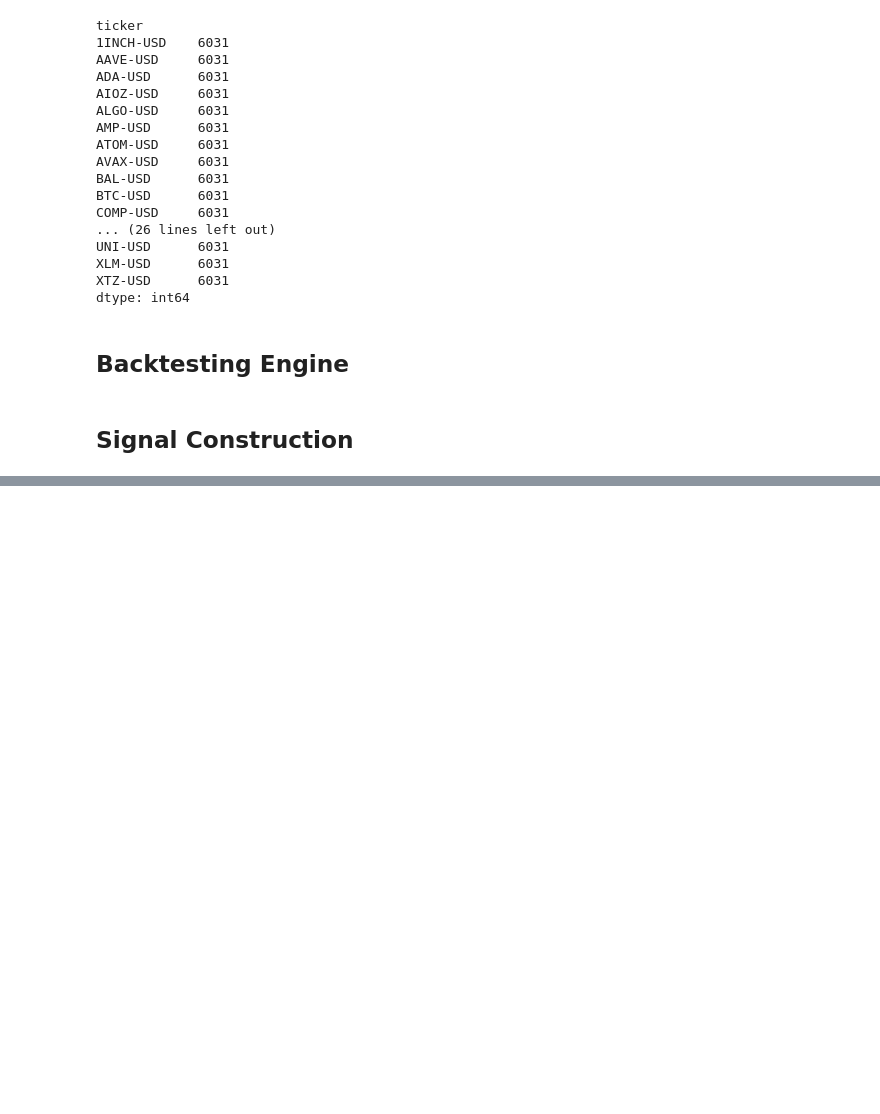
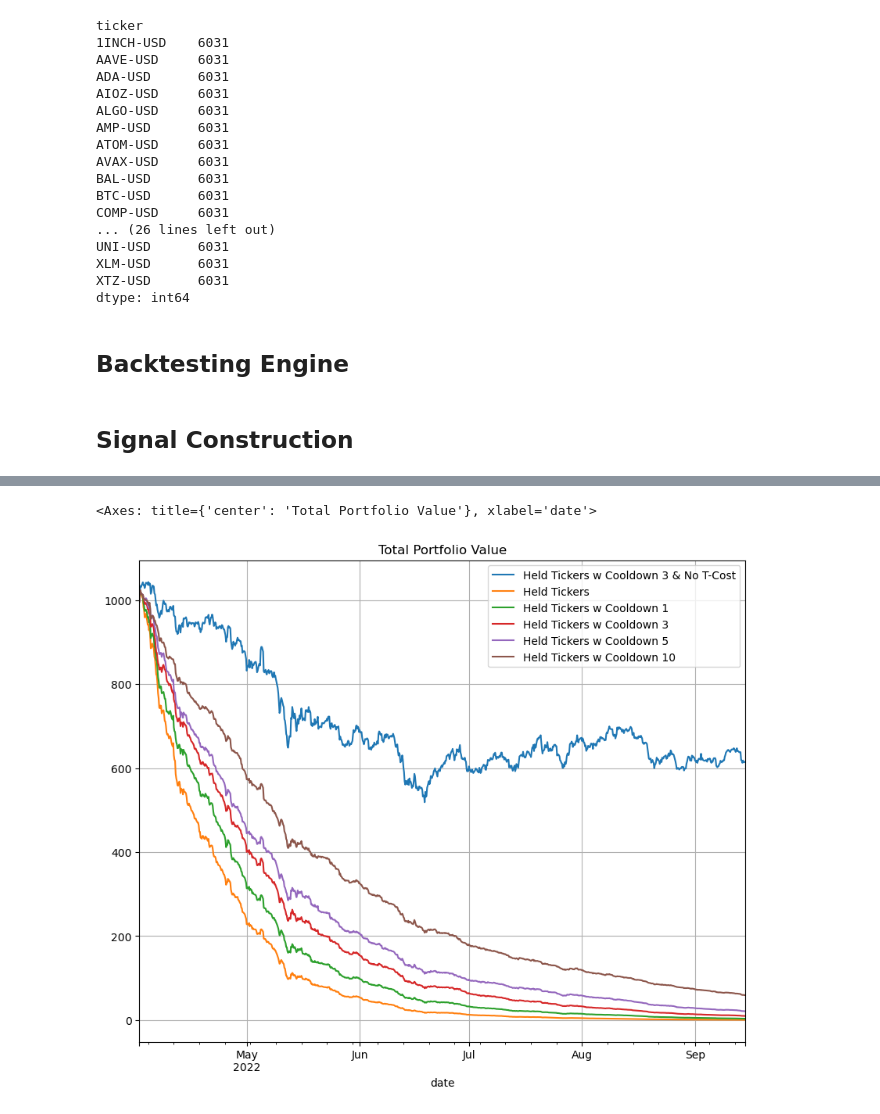
Before and after one commit to adheerchauhan/trend_following, a Jupyter notebook: research/notebooks/Mean_Reversion_Research_Crypto.ipynb, the cells around one changed output, grey strips where cells are left out. Cells and saved outputs as stored; diff of their text form; code cells hidden in the pictures; blank space fills up the shorter version.

```diff
--- a/research/notebooks/Mean_Reversion_Research_Crypto.ipynb
+++ b/research/notebooks/Mean_Reversion_Research_Crypto.ipynb
@@ -1095,0 +2007,10 @@ df_returns[['close_log_return_z_score_prev_4h','resid_btc_zscore_prev_4h']].corr
+# %%
+df_daily_portfolio_with_no_t_cost_held_tickers_w_cooldown_3['total_portfolio_value'].plot(figsize=(10,8), grid=True, label='Held Tickers w Cooldown 3 & No T-Cost', legend=True)
+df_daily_portfolio_with_t_cost_held_tickers['total_portfolio_value'].plot(figsize=(10,8), grid=True, label='Held Tickers', legend=True)
+df_daily_portfolio_with_t_cost_held_tickers_w_cooldown_1['total_portfolio_value'].plot(figsize=(10,8), grid=True, label='Held Tickers w Cooldown 1', legend=True)
+df_daily_portfolio_with_t_cost_held_tickers_w_cooldown_3['total_portfolio_value'].plot(figsize=(10,8), grid=True, label='Held Tickers w Cooldown 3', legend=True)
+df_daily_portfolio_with_t_cost_held_tickers_w_cooldown_5['total_portfolio_value'].plot(figsize=(10,8), grid=True, label='Held Tickers w Cooldown 5', legend=True)
+df_daily_portfolio_with_t_cost_held_tickers_w_cooldown_10['total_portfolio_value'].plot(figsize=(10,8), grid=True, label='Held Tickers w Cooldown 10', legend=True, title='Total Portfolio Value')
+# %% [output]
+<Axes: title={'center': 'Total Portfolio Value'}, xlabel='date'>
+[figure, added]
```
Also changed, not shown: parts of 58 cells of this notebook.
